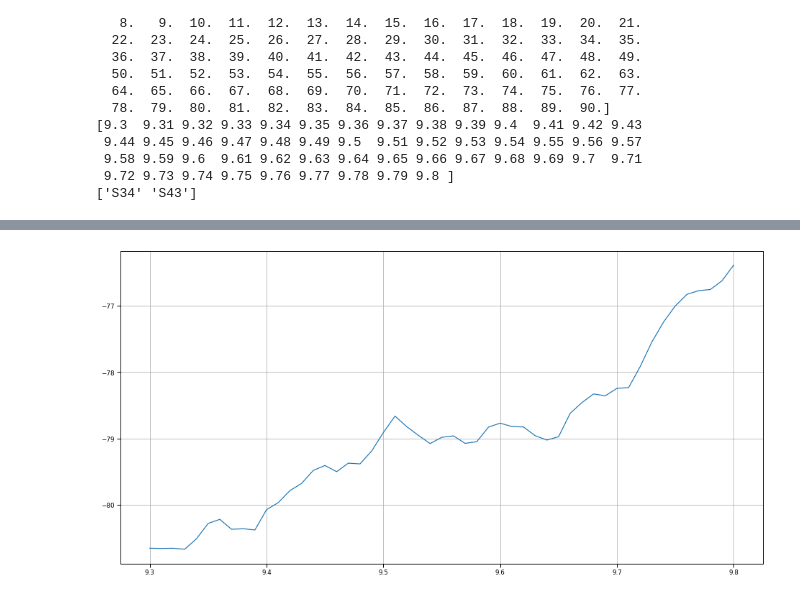
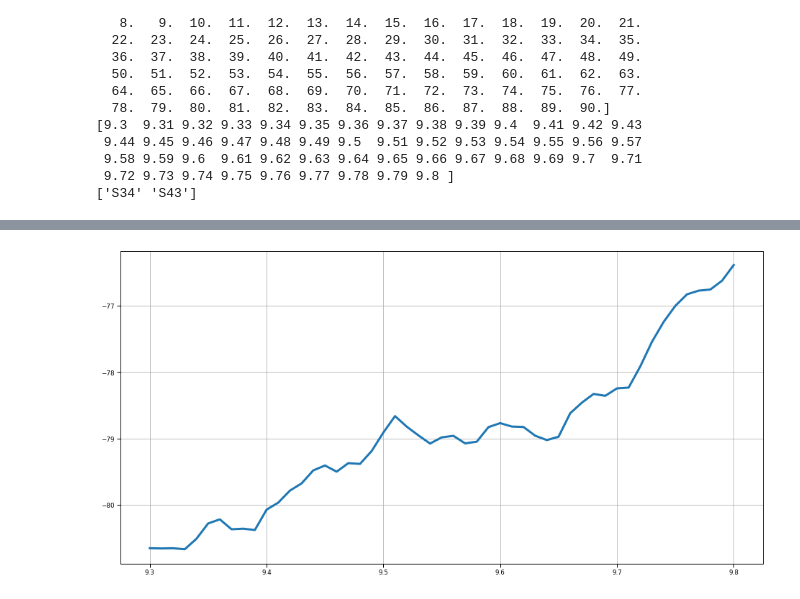
Before and after one commit to MargaritaWraith/DN_csv_parser, a Jupyter notebook: ParsedCSV.ipynb, the cells around one changed output, grey strips where cells are left out. Cells and saved outputs as stored; diff of their text form; code cells hidden in the pictures.

```diff
--- a/ParsedCSV.ipynb
+++ b/ParsedCSV.ipynb
@@ -68,6 +88,4 @@ print(df['S-param'].unique())
 # %%
-# latest_data = data[data['Day'] == 30]
-df_neg90 = df['Azimuth' == -90.]
-df_neg90_S34 = df_neg90['S-param' == 'S34']
-df_neg90_S34.info()
+df_neg90_S34 = df[df['Azimuth'] == -90.][df['S-param'] == 'S34']
+df_neg90_S34
 # %% [output]
@@ -95,6 +109,6 @@ Name: Amplitude, dtype: float64
 # %%
 fig, ax = plt.subplots(figsize = (16,8))
-ax.plot(df_neg90_S34["Frequency"], df_neg90_S34["Amplitude"]);
+ax.plot(df_neg90_S34["Frequency"], df_neg90_S34["Amplitude"], linewidth=3);
 ax.grid()
 # %% [output]
-[figure, old version]
+[figure, new version]
```
Also changed, not shown: parts of 5 cells of this notebook.
